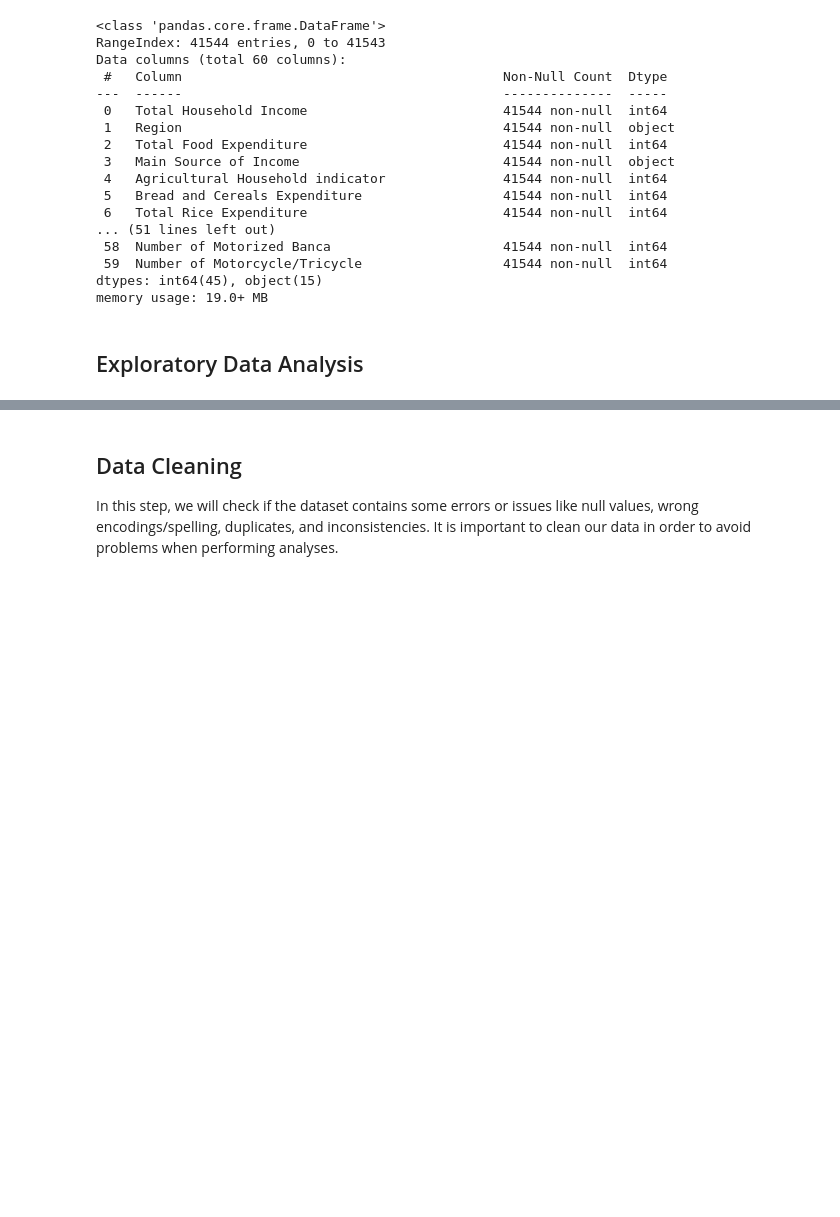
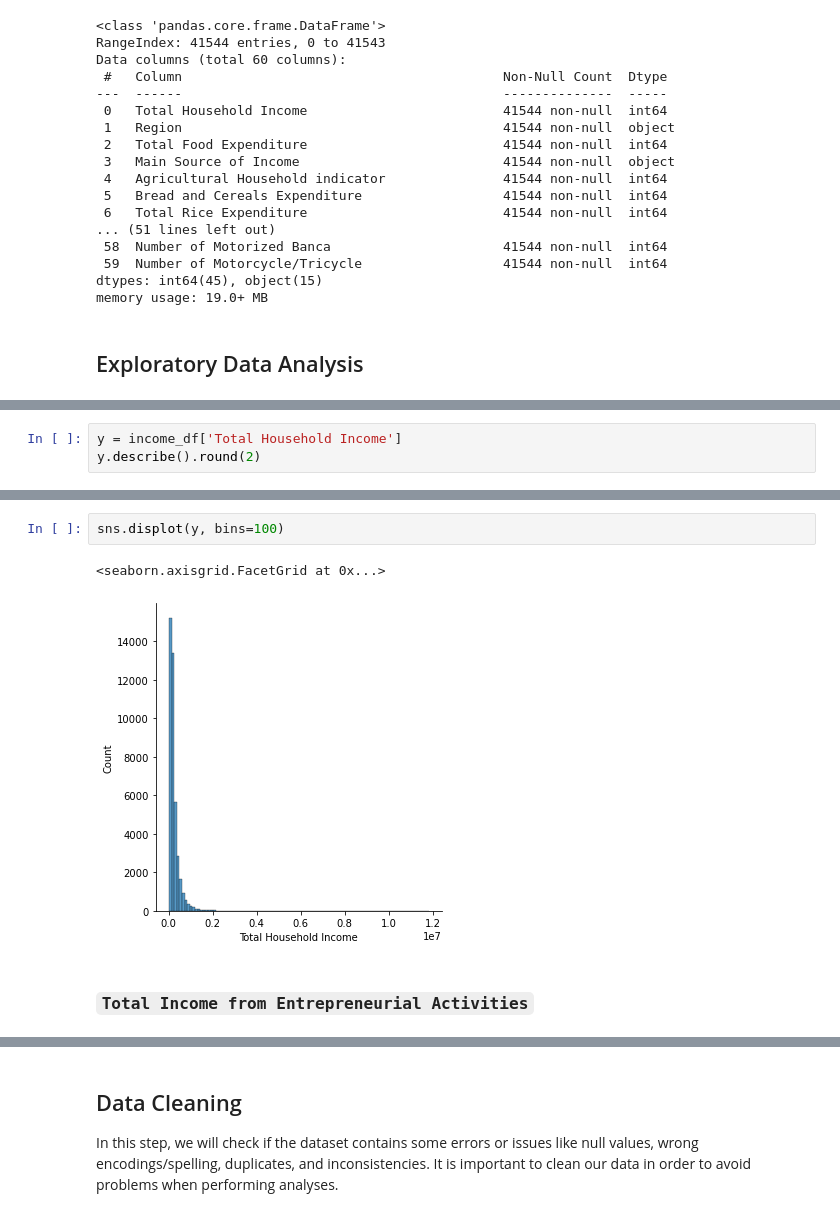
Before and after one commit to azrielortega/DATA100-Final-Project, a Jupyter notebook: Final Project.ipynb, the cells around one changed output, grey strips where cells are left out. Saved outputs shown, nothing was run; the diff lists cells and outputs as text; blank space fills up the shorter version.

```diff
--- a/Final Project.ipynb
+++ b/Final Project.ipynb
@@ -132,0 +203,3 @@ memory usage: 19.0+ MB
+# %%
+y = income_df['Total Household Income']
+y.describe().round(2)
@@ -132,0 +216,7 @@ memory usage: 19.0+ MB
+# %%
+sns.displot(y, bins=100)
+# %% [output]
+<seaborn.axisgrid.FacetGrid at 0x...>
+[figure, added]
+# %% [markdown]
+### `Total Income from Entrepreneurial Activities`
```
Also changed, not shown: parts of 121 cells of this notebook.
